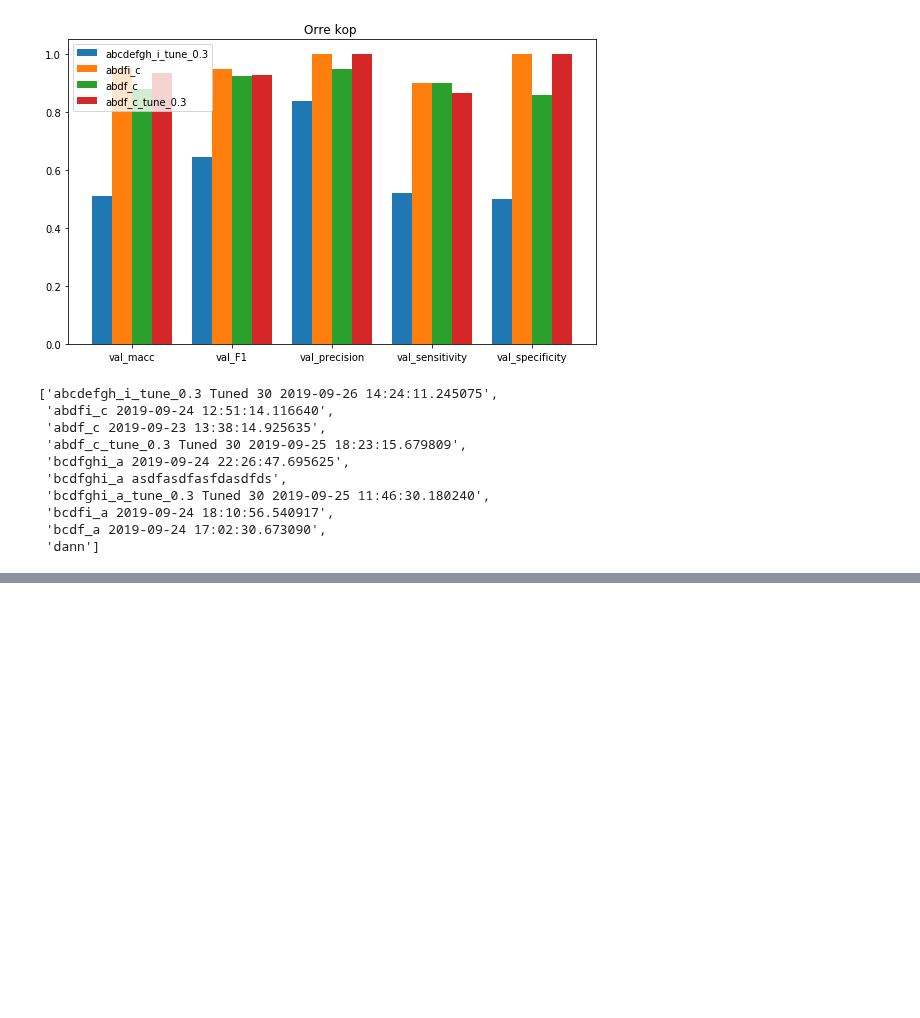
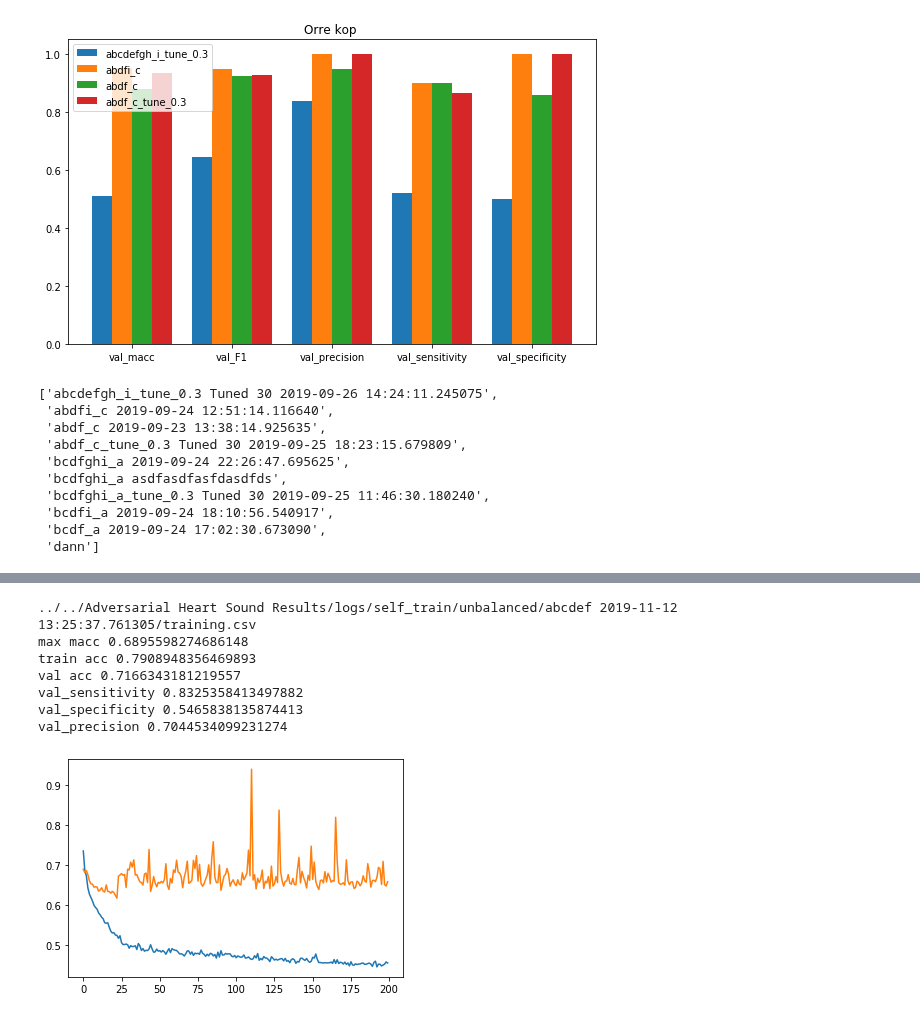
Before and after one commit to IstiaqAnsari/SpectNet, a Jupyter notebook: codes/result analysis .ipynb, the cells around one changed output, grey strips where cells are left out. Drawn from its saved outputs; the diff is of its cells as text; code cells hidden in the pictures; blank space fills up the shorter version.

Commit message:
lossplot() plots trian and val loss curves for any folder name given

```diff
--- a/codes/result analysis .ipynb
+++ b/codes/result analysis .ipynb
@@ -187,0 +148,33 @@ NameError: name 'root' is not defined
+# %%
+log_dir = '../../Adversarial Heart Sound Results/logs/'
+# %%
+fold = ['abcdef 2019-11-12 13:25:37.761305','abcdef 2019-11-11 15:19:29.468348']
+# %%
+def lossplot(fold,figsize=None):
+    filepath = [os.path.join(r,fold,'training.csv') for r,d,f in os.walk(log_dir) if fold in d][0]
+    if(os.path.isfile(filepath)):
+        df = pd.read_csv(filepath)
+        df.sort_values(by='epoch',ascending=True,inplace = True)
+        if(figsize is not None):
+            plt.figure(figsize=figsize)
+        fig = plt.plot(df['class_loss'])
+        fig = plt.plot(df['val_class_loss'])
+        print(filepath)
+        df.sort_values(by='val_macc',ascending=False,inplace = True)
+        print('max macc',(df.iloc[0]['val_macc']))
+        print('train acc', (df.iloc[0]['class_acc']))
+        print('val acc', (df.iloc[0]['val_class_acc']))
+        print('val_sensitivity', (df.iloc[0]['val_sensitivity']))
+        print('val_specificity', (df.iloc[0]['val_specificity']))
+        print('val_precision', (df.iloc[0]['val_precision']))
+# %%
+lossplot(fold[0]) ## un balanced
+# %% [output]
+../../Adversarial Heart Sound Results/logs/self_train/unbalanced/abcdef 2019-11-12 13:25:37.761305/training.csv
+max macc 0.6895598274686148
+train acc 0.7908948356469893
+val acc 0.7166343181219557
+val_sensitivity 0.8325358413497882
+val_specificity 0.5465838135874413
+val_precision 0.7044534099231274
+[figure, added]
```
Also changed, not shown: parts of 16 cells of this notebook.
